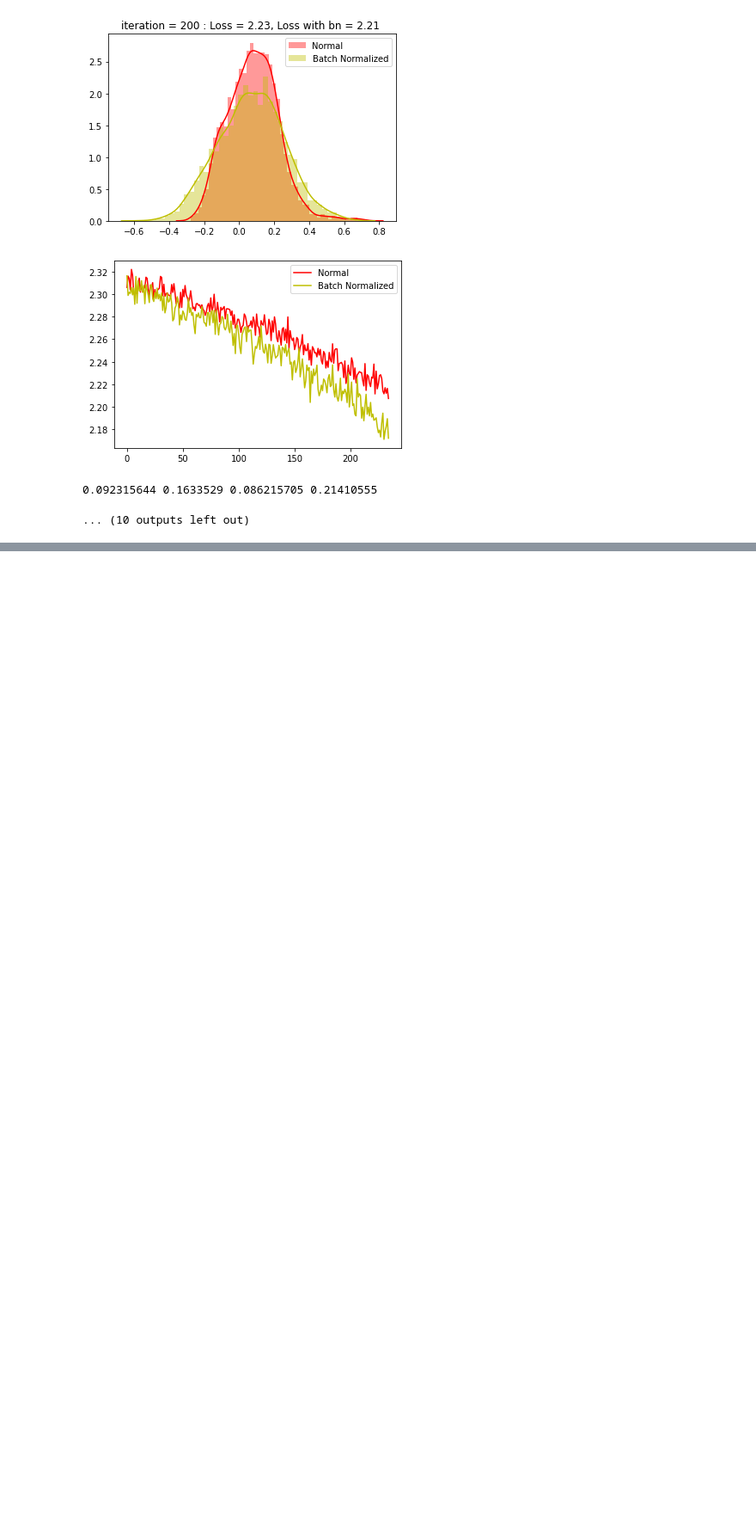
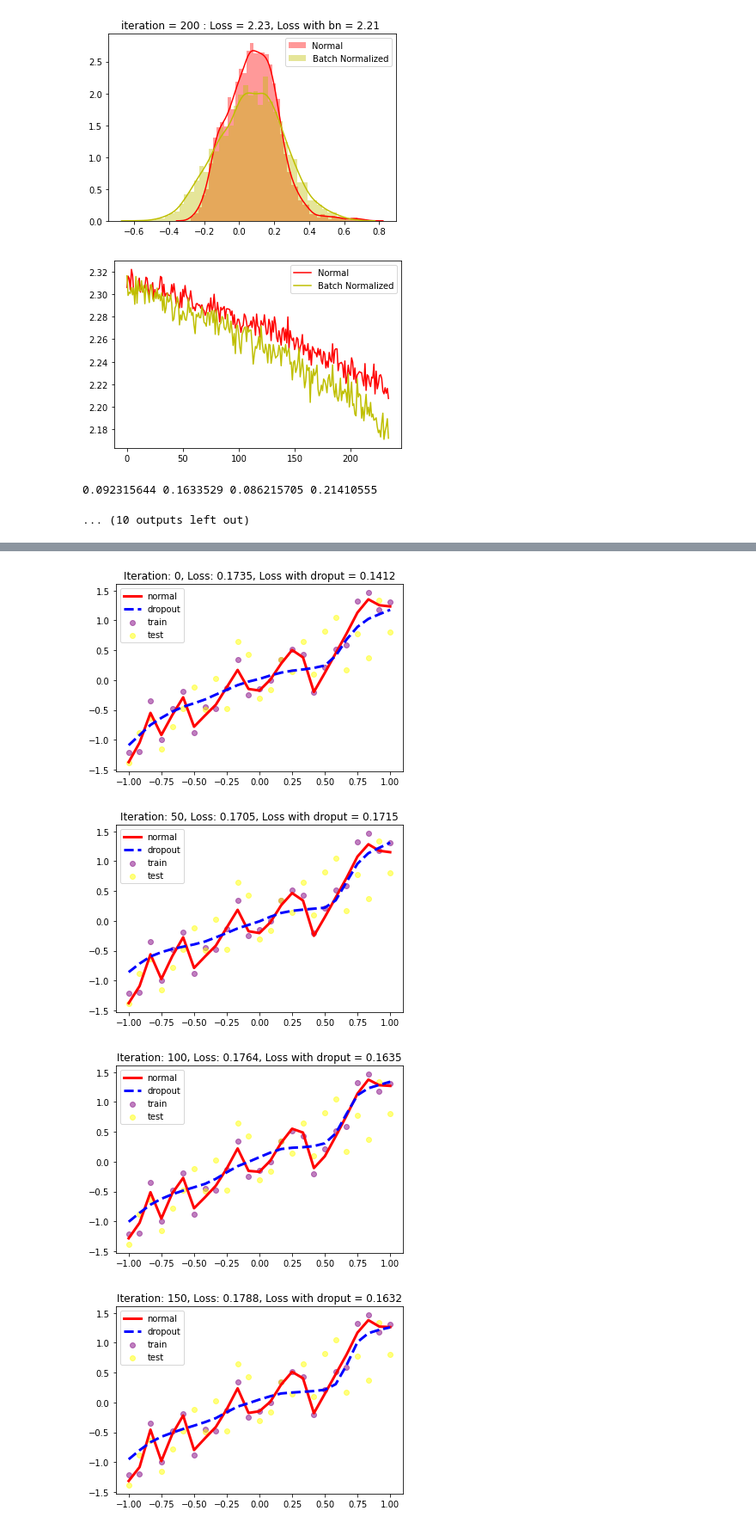
Before and after one commit to Gramani-Kumar/DL-Demo, a Jupyter notebook: BatchNorm_Dropout.ipynb, the cells around one changed output, grey strips where cells are left out. Shown at 86% size. Saved outputs shown, nothing was run; the diff lists cells and outputs as text; code cells hidden in the pictures; blank space fills up the shorter version.

```diff
--- a/BatchNorm_Dropout.ipynb
+++ b/BatchNorm_Dropout.ipynb
@@ -210,0 +258,52 @@ KeyPoint : if we give data which is utilizing full spectrom of value with fixed
+# %%
+opt = optim.Adam(model.parameters(), lr=0.01)
+opt_drop = optim.Adam(model_dropout.parameters(), lr=0.01)
+loss_fn = nn.MSELoss()    #Its simple regression y = x.
+# %%
+#train
+max_epochs = 500
+
+for epoch in range(max_epochs):
+
+  pred = model(X_train)  # entier data in a single shot.
+  loss = loss_fn(pred, Y_train)
+  opt.zero_grad()
+  loss.backward()
+  opt.step()
+
+  pred_dropout = model_dropout(X_train)
+  loss_dropout = loss_fn(pred_dropout, Y_train)
+  opt_drop.zero_grad()
+  loss_dropout.backward()
+  opt_drop.step()
+
+
+  if epoch % 50 == 0:
+    model.eval()
+    model_dropout.eval() #Note: there won't be any dropout and the weight will be rescalled to probability of dropped
+
+    test_pred = model(X_test)
+    test_loss = loss_fn(test_pred, Y_test)
+
+    test_pred_dropout = model_dropout(X_test)
+    test_loss_dropout = loss_fn(test_pred_dropout, Y_test)
+
+    #Plot the drawing.
+    plt.scatter(X_train.data.numpy(), Y_train.data.numpy(), c="purple", alpha=0.5, label='train')
+    plt.scatter(X_test.data.numpy(), Y_test.data.numpy(), c='Yellow', alpha=0.5, label='test')
+
+    plt.plot(X_test.data.numpy(), test_pred.data.numpy(), 'r-', lw=3, label='normal')
+    plt.plot(X_test.data.numpy(), test_pred_dropout.data.numpy(), 'b--', lw=3, label="dropout")
+
+    plt.title("Iteration: %d, Loss: %0.4f, Loss with droput = %0.4f" %(epoch, test_loss, test_loss_dropout))
+    plt.legend()
+
+    #Put back again in train mode. #otherwise it won't dropout.
+    model.train()
+    model_dropout.train()
+    plt.show()
+# %% [output]
+[figure, added]
+[figure, added]
+[figure, added]
+[figure, added]
```
Also changed, not shown: parts of 8 cells of this notebook.
